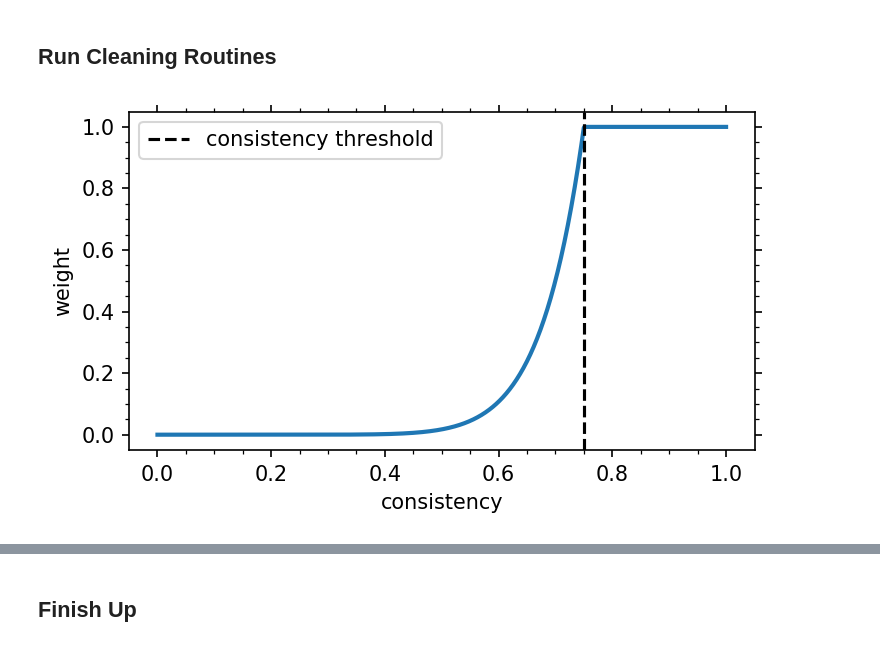
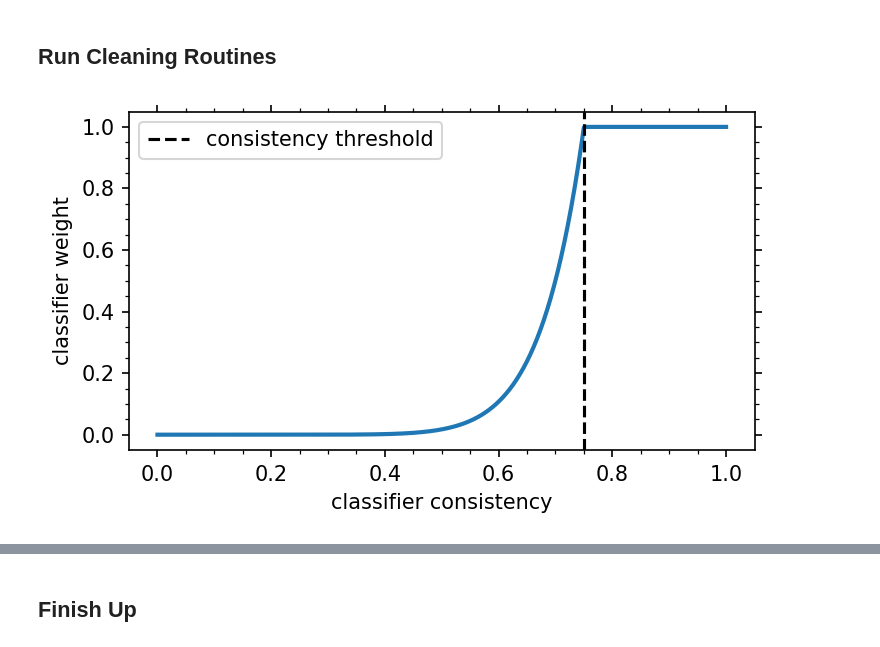
Before and after one commit to leeskelvin/gamakidsgz, a Jupyter notebook: outputs/binclean/binclean.ipynb, the cells around one changed output, grey strips where cells are left out. Saved outputs shown, nothing was run; the diff lists cells and outputs as text; code cells hidden in the pictures.

```diff
--- a/outputs/binclean/binclean.ipynb
+++ b/outputs/binclean/binclean.ipynb
@@ -768,25 +775,25 @@ display(bindata.to_pandas()[0:2].T)
 # %%
 # construct consistency vs weight plot, for reference
 plot_consistency = np.linspace(0.0, 1.0, 1000)
 plot_conscale = plot_consistency / consistency_thresh
 plot_weights = (plot_conscale**consistency_weight).clip(max=1)
 fig, ax = plt.subplots(1, 1, figsize=(5,3), dpi=150)
 ax.plot(plot_consistency, plot_weights, lw=2)
 ax.axvline(consistency_thresh, ls='--', c='k',
            label='consistency threshold')
 ax.tick_params(axis='x', which='both', bottom=True, top=True)
 ax.tick_params(axis='y', which='both', left=True, right=True)
 ax.minorticks_on()
-ax.set_xlabel('consistency')
-ax.set_ylabel('weight')
+ax.set_xlabel('classifier consistency')
+ax.set_ylabel('classifier weight')
 # ax.set_yscale('log')
 ax.legend()
 plt.tight_layout()
 plt.savefig(f'{plot_label}_consistency_weight.pdf', dpi='figure')
 plt.show()
 plt.close()
 # %% [output]
-[figure, old version]
+[figure, new version]
 # %%
 # establish clean input datasets
 indata = rawdata.copy()
```
Also changed, not shown: parts of 14 cells of this notebook, 35 other files.
